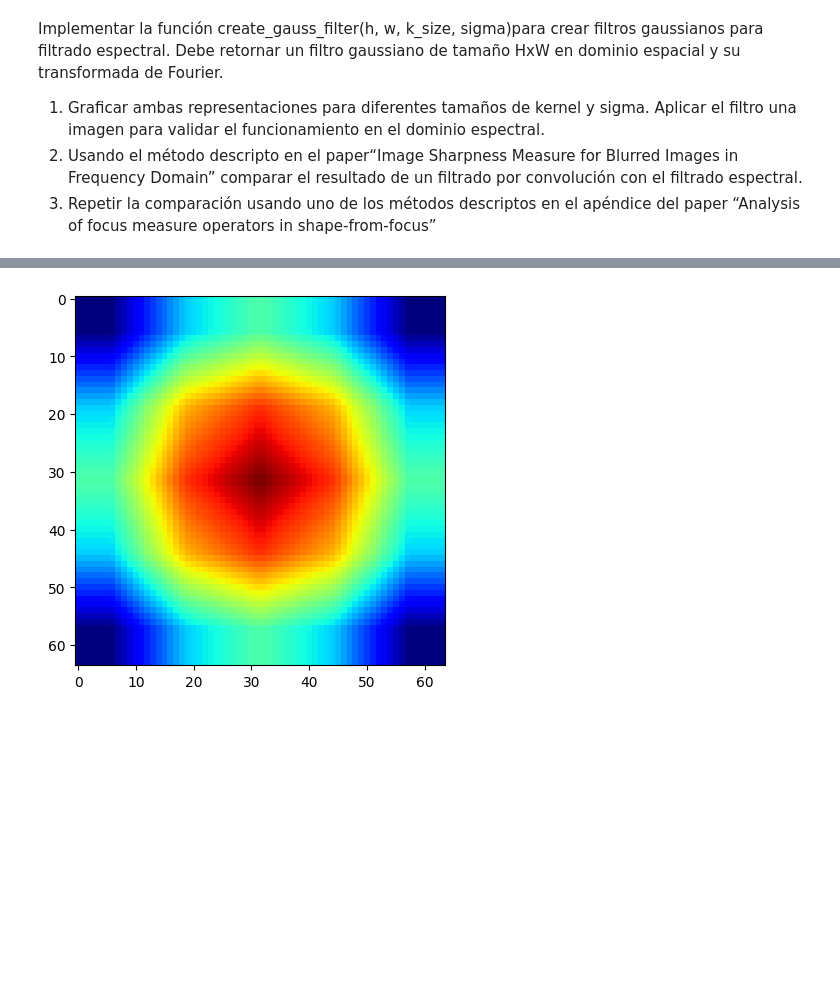
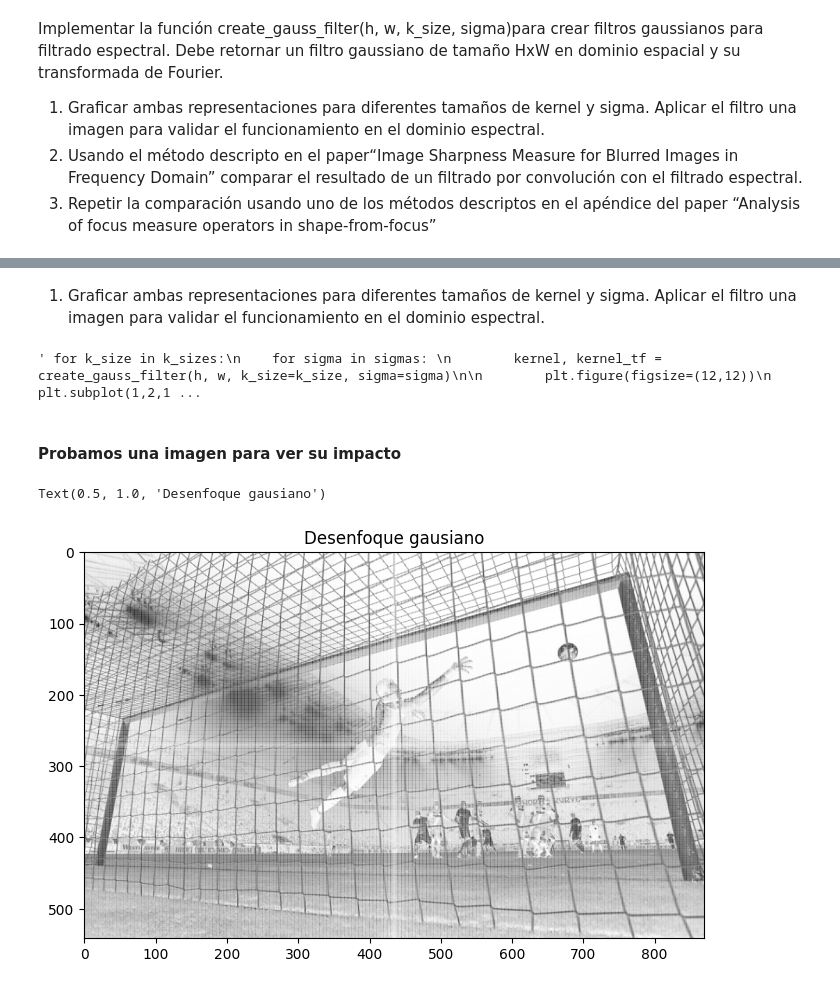
Before and after one commit to manoloacademia/vision_computadora_I, a Jupyter notebook: Material_TPs/TP2/TP2_PabloSegovia.ipynb, the cells around one changed output, grey strips where cells are left out. Cells and saved outputs as stored; diff of their text form; code cells hidden in the pictures; blank space fills up the shorter version.

```diff
--- a/Material_TPs/TP2/TP2_PabloSegovia.ipynb
+++ b/Material_TPs/TP2/TP2_PabloSegovia.ipynb
@@ -24,4 +19,0 @@ def create_gauss_filter(h, w, k_size, sigma):
-# %%
-k_size = 5
-sigma = 3
-h, w = 64, 64
@@ -57,5 +44,3 @@ gaussian /= np.sum(gaussian)
-# %%
-plt.figure()
-plt.imshow(gaussian, cmap='jet');
-# %% [output]
-[figure, removed]
+# %% [markdown]
+1. Graficar ambas representaciones para diferentes tamaños de kernel y sigma. Aplicar el filtro una
+imagen para validar el funcionamiento en el dominio espectral.
@@ -61,0 +51,45 @@ plt.imshow(gaussian, cmap='jet');
+# %%
+""" for k_size in k_sizes:
+    for sigma in sigmas:
+        kernel, kernel_tf = create_gauss_filter(h, w, k_size=k_size, sigma=sigma)
+
+        plt.figure(figsize=(12,12))
+        plt.subplot(1,2,1)
+        plt.axis('off')
+        plt.title(f"Kernel Gausiano de k_size={k_size} y sigma={sigma}")
+        plt.imshow(kernel, cmap='jet')
+        plt.subplot(1,2,2)
+        plt.axis('off')
+        plt.title(f"FFT del kernel de k_size={k_size} y sigma={sigma}")
+        plt.imshow(kernel_tf, cmap='jet') """
+# %% [output]
+' for k_size in k_sizes:\n    for sigma in sigmas: \n        kernel, kernel_tf = create_gauss_filter(h, w, k_size=k_size, sigma=sigma)\n\n        plt.figure(figsize=(12,12))\n        plt.subplot(1,2,1 ...
+# %% [markdown]
+#### Probamos una imagen para ver su impacto
+# %%
+# Importamos la imagen así conocemos h y w
+img = cv.imread('/Users/manoloacademia/Documents/CEIA/03 - Vision 1/vision_computadora_I/Codigo/Clase3/golazo.jpg',
+                cv.IMREAD_GRAYSCALE)
+h,w = img.shape
+kernel, kernel_tf = create_gauss_filter(h, w, k_size=5, sigma=1.0)
+
+#img_gauss = img * kernel
+#shifted_fft = np.fft.fftshift(np.fft.fft2(img))
+
+img_fft = img * kernel_tf
+#lp_filtered = shifted_fft * lp_filter
+#hp_filtered = shifted_fft * hp_filter
+
+# Aplicamos la antitransformada y obtenemos las imagenes filtradas
+#img_fft = np.fft.ifftshift(img_fft)
+#img_fft = np.real(np.fft.ifft2(img_fft))
+#f_ishift = np.fft.ifftshift(hp_filtered)
+#img_hp = np.real(np.fft.ifft2(f_ishift))
+
+
+plt.figure(figsize=(8,8))
+plt.imshow(img_fft, cmap='grey')
+plt.title('Desenfoque gausiano')
+# %% [output]
+Text(0.5, 1.0, 'Desenfoque gausiano')
+[figure, added]
```
Also changed, not shown: parts of 6 cells of this notebook.
